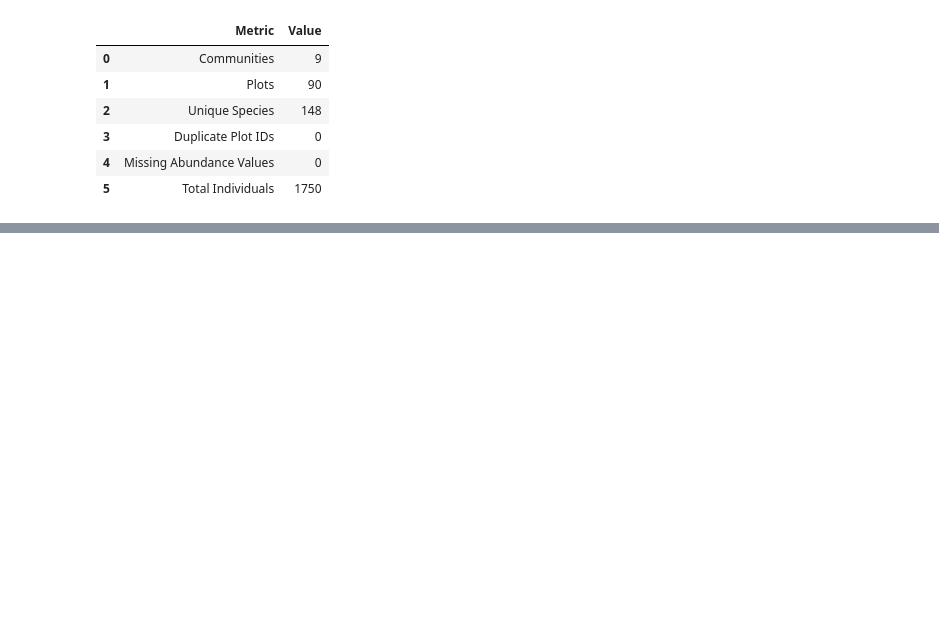
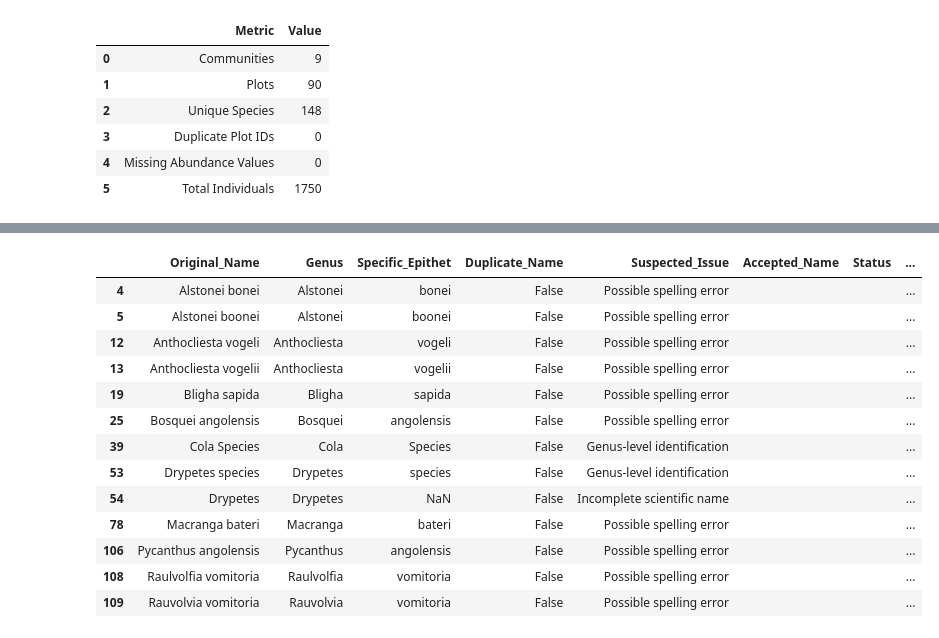
Before and after one commit to ugepet/omo-ecological-informatics, a Jupyter notebook: notebooks/05_Community Matrix Construction and Ecological Data Restructuring.ipynb, the cells around one changed output, grey strips where cells are left out. Drawn from its saved outputs; the diff is of its cells as text; code cells hidden in the pictures; blank space fills up the shorter version.

```diff
--- a/notebooks/05_Community Matrix Construction and Ecological Data Restructuring.ipynb
+++ b/notebooks/05_Community Matrix Construction and Ecological Data Restructuring.ipynb
@@ -1068,0 +1590,77 @@ display(integrity_report)
+# %%
+# ==========================================================
+# STEP 5.8.12
+# Build Taxonomic Review Workbook
+# ==========================================================
+
+review = inventory.copy()
+
+# Duplicate names
+review["Duplicate_Name"] = review["Original_Name"].duplicated(keep=False)
+
+# Default flags
+review["Suspected_Issue"] = ""
+
+# Genus-level identifications
+review.loc[
+    review["Specific_Epithet"].str.lower() == "species",
+    "Suspected_Issue"
+] = "Genus-level identification"
+
+# One-word names
+review.loc[
+    review["Word_Count"] == 1,
+    "Suspected_Issue"
+] = "Incomplete scientific name"
+
+# Repeated genus with different spellings
+review.loc[
+    review["Genus"].isin([
+        "Alstonei",
+        "Anthocliesta",
+        "Bligha",
+        "Bosquei",
+        "Macranga",
+        "Pycanthus",
+        "Rauvolvia",
+        "Raulvolfia"
+    ]),
+    "Suspected_Issue"
+] = "Possible spelling error"
+
+# Columns for manual review
+review["Accepted_Name"] = ""
+review["Status"] = ""
+review["Notes"] = ""
+
+review = review[
+    [
+        "Original_Name",
+        "Genus",
+        "Specific_Epithet",
+        "Duplicate_Name",
+        "Suspected_Issue",
+        "Accepted_Name",
+        "Status",
+        "Notes",
+    ]
+]
+
+review.to_csv(
+    TABLE_DIR / "community_taxonomic_review.csv",
+    index=False
+)
+
+print("=" * 70)
+print("TAXONOMIC REVIEW WORKBOOK CREATED")
+print("=" * 70)
+
+print(f"Total taxa              : {len(review)}")
+print(f"Flagged for review      : {(review['Suspected_Issue']!='').sum()}")
+
+display(
+    review[
+        review["Suspected_Issue"] != ""
+    ].head(30)
+)
+# %% [output]
@@ -1068,0 +1672,14 @@ display(integrity_report)
+|  | Original_Name | Genus | Specific_Epithet | Duplicate_Name | Suspected_Issue | Accepted_Name | Status | ... |
+| 4 | Alstonei bonei | Alstonei | bonei | False | Possible spelling error |  |  | ... |
+| 5 | Alstonei boonei | Alstonei | boonei | False | Possible spelling error |  |  | ... |
+| 12 | Anthocliesta vogeli | Anthocliesta | vogeli | False | Possible spelling error |  |  | ... |
+| 13 | Anthocliesta vogelii | Anthocliesta | vogelii | False | Possible spelling error |  |  | ... |
+| 19 | Bligha sapida | Bligha | sapida | False | Possible spelling error |  |  | ... |
+| 25 | Bosquei angolensis | Bosquei | angolensis | False | Possible spelling error |  |  | ... |
+| 39 | Cola Species | Cola | Species | False | Genus-level identification |  |  | ... |
+| 53 | Drypetes species | Drypetes | species | False | Genus-level identification |  |  | ... |
+| 54 | Drypetes | Drypetes | NaN | False | Incomplete scientific name |  |  | ... |
+| 78 | Macranga bateri | Macranga | bateri | False | Possible spelling error |  |  | ... |
+| 106 | Pycanthus angolensis | Pycanthus | angolensis | False | Possible spelling error |  |  | ... |
+| 108 | Raulvolfia vomitoria | Raulvolfia | vomitoria | False | Possible spelling error |  |  | ... |
+| 109 | Rauvolvia vomitoria | Rauvolvia | vomitoria | False | Possible spelling error |  |  | ... |
```
Also changed, not shown: parts of 28 cells of this notebook, 2 other files.
